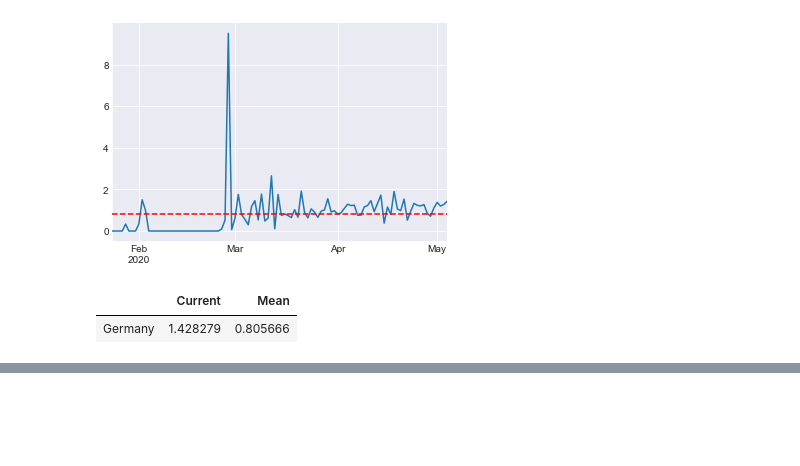
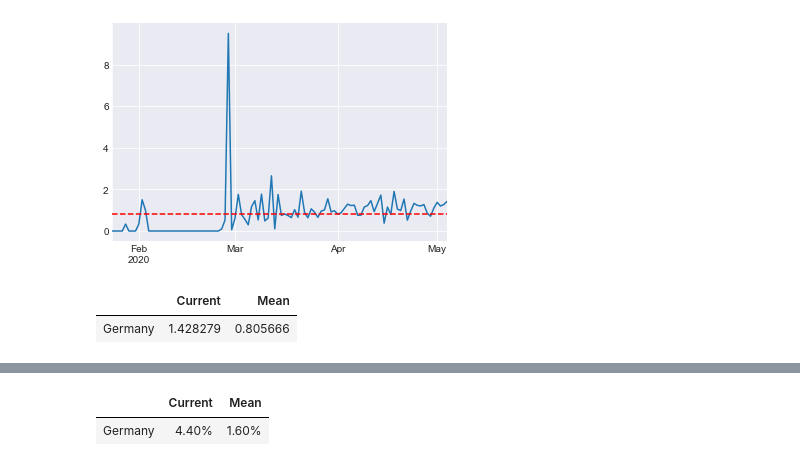
Before and after one commit to polarblau/covid19-notebooks, a Jupyter notebook: Case Fatality Rate.ipynb, the cells around one changed output, grey strips where cells are left out. Saved outputs shown, nothing was run; the diff lists cells and outputs as text; code cells hidden in the pictures; blank space fills up the shorter version.

```diff
--- a/Case Fatality Rate.ipynb
+++ b/Case Fatality Rate.ipynb
@@ -55,0 +101,5 @@ plot_cfr_for_region(data, COUNTRY, t=7)
+# %%
+cfr_stats_for_region(data, COUNTRY, t=7)
+# %% [output]
+|  | Current | Mean |
+| Germany | 4.40% | 1.60% |
```
Also changed, not shown: parts of 13 cells of this notebook, 1 other file.
